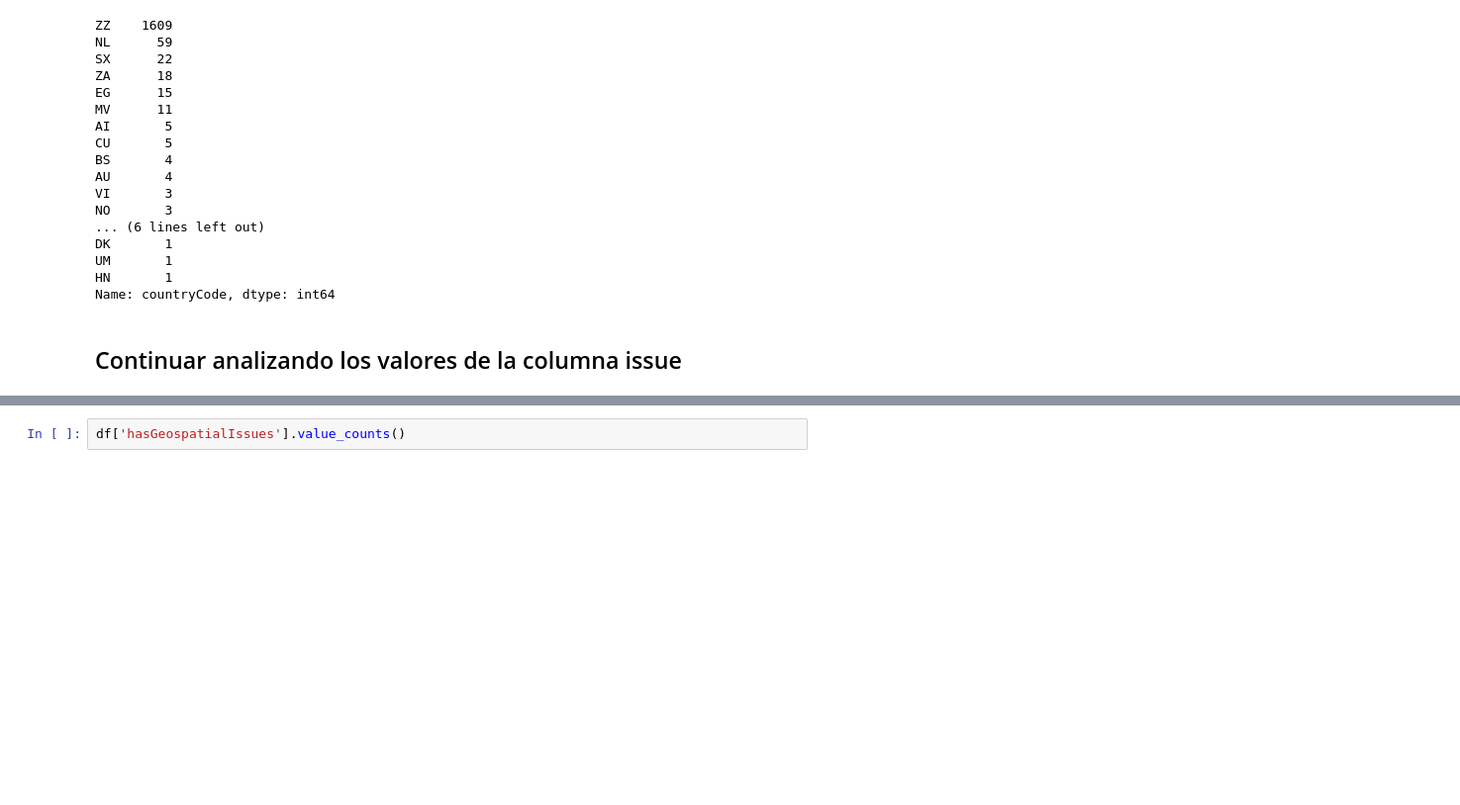
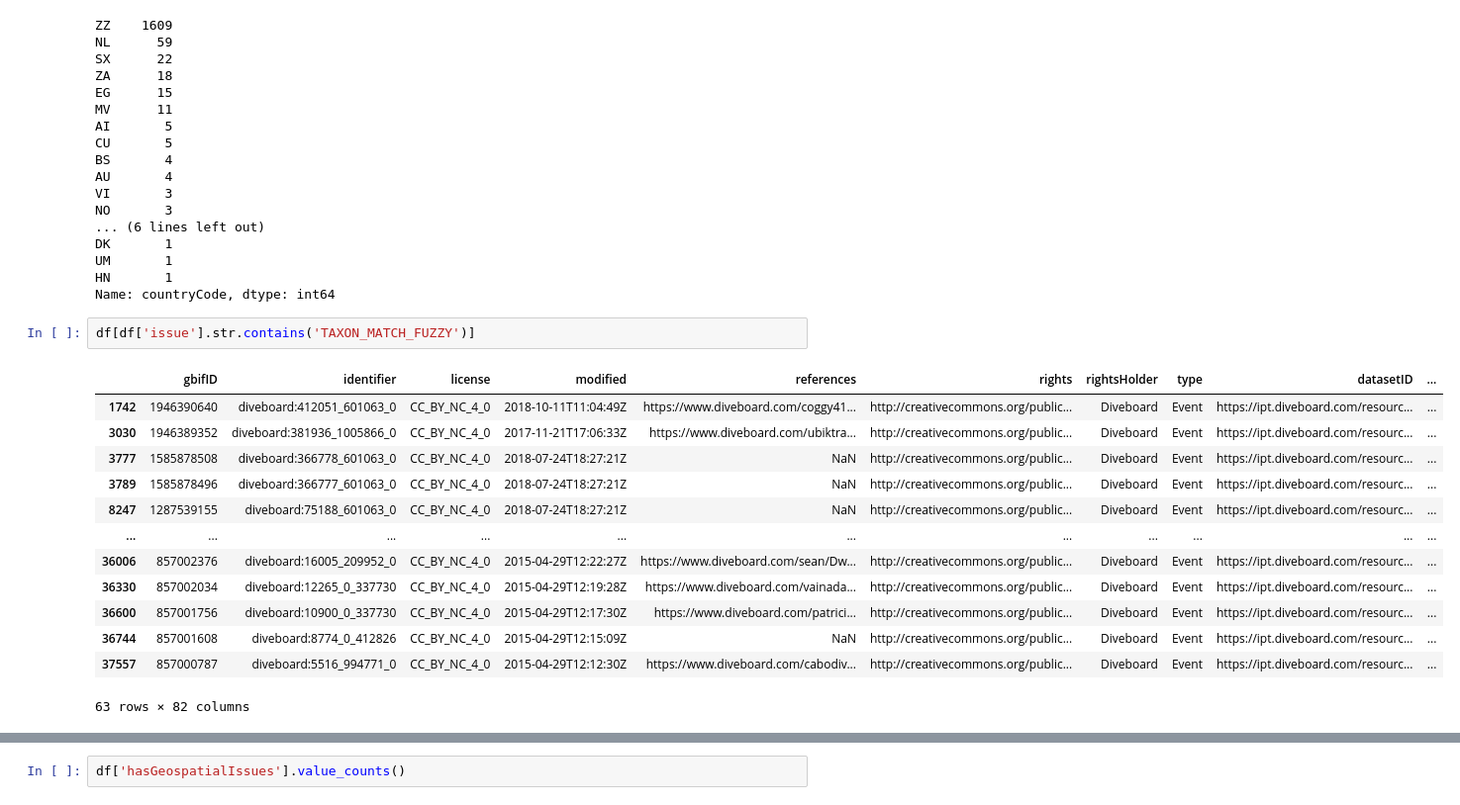
Before and after one commit to epi2k2/marine_life_forecast, a Jupyter notebook: data_analysis_v.01.ipynb, the cells around one changed output, grey strips where cells are left out. Shown: that part at 99% size. Cells and saved outputs as stored; diff of their text form; blank space fills up the shorter version.

```diff
--- a/data_analysis_v.01.ipynb
+++ b/data_analysis_v.01.ipynb
@@ -132,5 +141,19 @@ DK       1
 UM       1
 HN       1
 Name: countryCode, dtype: int64
-# %% [markdown]
-## Continuar analizando los valores de la columna issue
+# %%
+df[df['issue'].str.contains('TAXON_MATCH_FUZZY')]
+# %% [output]
+|  | gbifID | identifier | license | modified | references | rights | rightsHolder | type | datasetID | ... |
+| 1742 | 1946390640 | diveboard:412051_601063_0 | CC_BY_NC_4_0 | 2018-10-11T11:04:49Z | https://www.diveboard.com/coggy41... | http://creativecommons.org/public... | Diveboard | Event | https://ipt.diveboard.com/resourc... | ... |
+| 3030 | 1946389352 | diveboard:381936_1005866_0 | CC_BY_NC_4_0 | 2017-11-21T17:06:33Z | https://www.diveboard.com/ubiktra... | http://creativecommons.org/public... | Diveboard | Event | https://ipt.diveboard.com/resourc... | ... |
+| 3777 | 1585878508 | diveboard:366778_601063_0 | CC_BY_NC_4_0 | 2018-07-24T18:27:21Z | NaN | http://creativecommons.org/public... | Diveboard | Event | https://ipt.diveboard.com/resourc... | ... |
+| 3789 | 1585878496 | diveboard:366777_601063_0 | CC_BY_NC_4_0 | 2018-07-24T18:27:21Z | NaN | http://creativecommons.org/public... | Diveboard | Event | https://ipt.diveboard.com/resourc... | ... |
+| 8247 | 1287539155 | diveboard:75188_601063_0 | CC_BY_NC_4_0 | 2018-07-24T18:27:21Z | NaN | http://creativecommons.org/public... | Diveboard | Event | https://ipt.diveboard.com/resourc... | ... |
+| ... | ... | ... | ... | ... | ... | ... | ... | ... | ... | ... |
+| 36006 | 857002376 | diveboard:16005_209952_0 | CC_BY_NC_4_0 | 2015-04-29T12:22:27Z | https://www.diveboard.com/sean/Dw... | http://creativecommons.org/public... | Diveboard | Event | https://ipt.diveboard.com/resourc... | ... |
+| 36330 | 857002034 | diveboard:12265_0_337730 | CC_BY_NC_4_0 | 2015-04-29T12:19:28Z | https://www.diveboard.com/vainada... | http://creativecommons.org/public... | Diveboard | Event | https://ipt.diveboard.com/resourc... | ... |
+| 36600 | 857001756 | diveboard:10900_0_337730 | CC_BY_NC_4_0 | 2015-04-29T12:17:30Z | https://www.diveboard.com/patrici... | http://creativecommons.org/public... | Diveboard | Event | https://ipt.diveboard.com/resourc... | ... |
+| 36744 | 857001608 | diveboard:8774_0_412826 | CC_BY_NC_4_0 | 2015-04-29T12:15:09Z | NaN | http://creativecommons.org/public... | Diveboard | Event | https://ipt.diveboard.com/resourc... | ... |
+| 37557 | 857000787 | diveboard:5516_994771_0 | CC_BY_NC_4_0 | 2015-04-29T12:12:30Z | https://www.diveboard.com/cabodiv... | http://creativecommons.org/public... | Diveboard | Event | https://ipt.diveboard.com/resourc... | ... |
+63 rows × 82 columns
```
Also changed, not shown: parts of 5 cells of this notebook.
